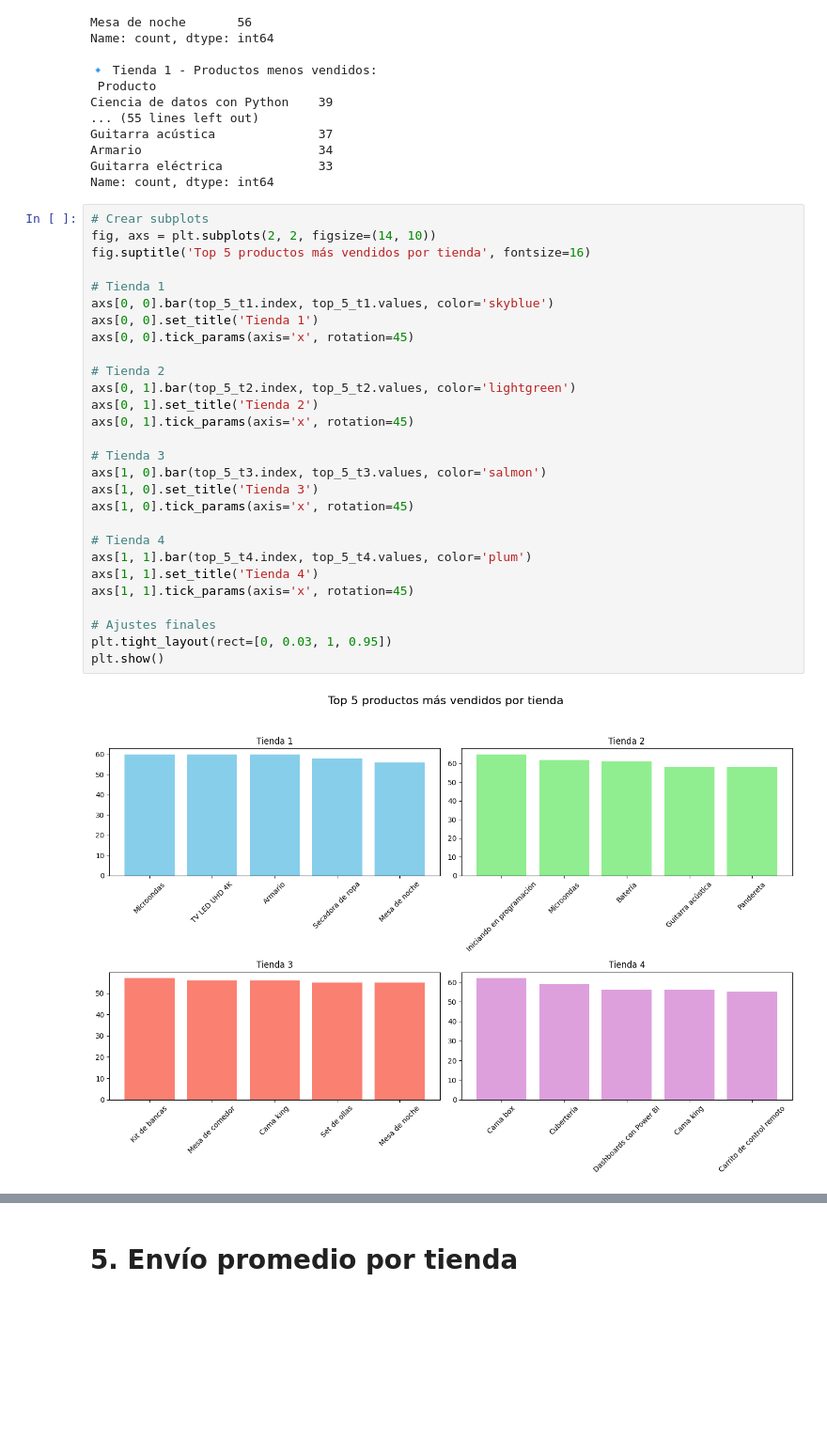
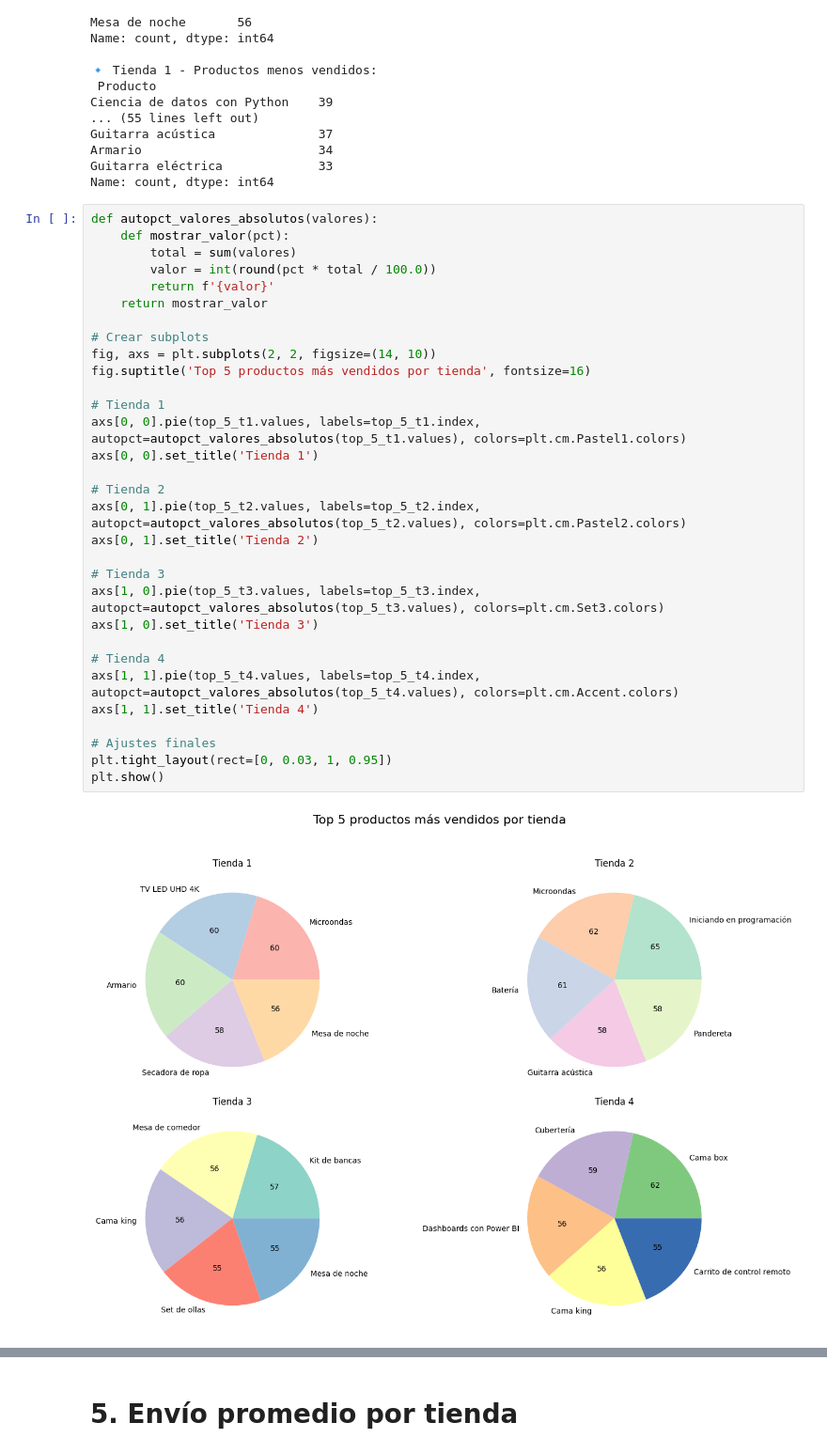
Before and after one commit to lgarciabode/DesafioStore_AluraLatam, a Jupyter notebook: DesafioTienda_AluraLatam.ipynb, the cells around one changed output, grey strips where cells are left out. Shown at 94% size. Saved outputs shown, nothing was run; the diff lists cells and outputs as text; blank space fills up the shorter version.

Commit message:
Visualizacion de datos

```diff
--- a/DesafioTienda_AluraLatam.ipynb
+++ b/DesafioTienda_AluraLatam.ipynb
@@ -216,33 +218,36 @@ Armario                        34
 Guitarra eléctrica             33
 Name: count, dtype: int64
 # %%
+def autopct_valores_absolutos(valores):
+    def mostrar_valor(pct):
+        total = sum(valores)
+        valor = int(round(pct * total / 100.0))
+        return f'{valor}'
+    return mostrar_valor
+
 # Crear subplots
 fig, axs = plt.subplots(2, 2, figsize=(14, 10))
 fig.suptitle('Top 5 productos más vendidos por tienda', fontsize=16)
 
 # Tienda 1
-axs[0, 0].bar(top_5_t1.index, top_5_t1.values, color='skyblue')
+axs[0, 0].pie(top_5_t1.values, labels=top_5_t1.index, autopct=autopct_valores_absolutos(top_5_t1.values), colors=plt.cm.Pastel1.colors)
 axs[0, 0].set_title('Tienda 1')
-axs[0, 0].tick_params(axis='x', rotation=45)
 
 # Tienda 2
-axs[0, 1].bar(top_5_t2.index, top_5_t2.values, color='lightgreen')
+axs[0, 1].pie(top_5_t2.values, labels=top_5_t2.index, autopct=autopct_valores_absolutos(top_5_t2.values), colors=plt.cm.Pastel2.colors)
 axs[0, 1].set_title('Tienda 2')
-axs[0, 1].tick_params(axis='x', rotation=45)
 
 # Tienda 3
-axs[1, 0].bar(top_5_t3.index, top_5_t3.values, color='salmon')
+axs[1, 0].pie(top_5_t3.values, labels=top_5_t3.index, autopct=autopct_valores_absolutos(top_5_t3.values), colors=plt.cm.Set3.colors)
 axs[1, 0].set_title('Tienda 3')
-axs[1, 0].tick_params(axis='x', rotation=45)
 
 # Tienda 4
-axs[1, 1].bar(top_5_t4.index, top_5_t4.values, color='plum')
+axs[1, 1].pie(top_5_t4.values, labels=top_5_t4.index, autopct=autopct_valores_absolutos(top_5_t4.values), colors=plt.cm.Accent.colors)
 axs[1, 1].set_title('Tienda 4')
-axs[1, 1].tick_params(axis='x', rotation=45)
 
 # Ajustes finales
 plt.tight_layout(rect=[0, 0.03, 1, 0.95])
 plt.show()
 # %% [output]
-[figure, old version]
+[figure, new version]
 # %%
```
Also changed, not shown: parts of 4 cells of this notebook.
